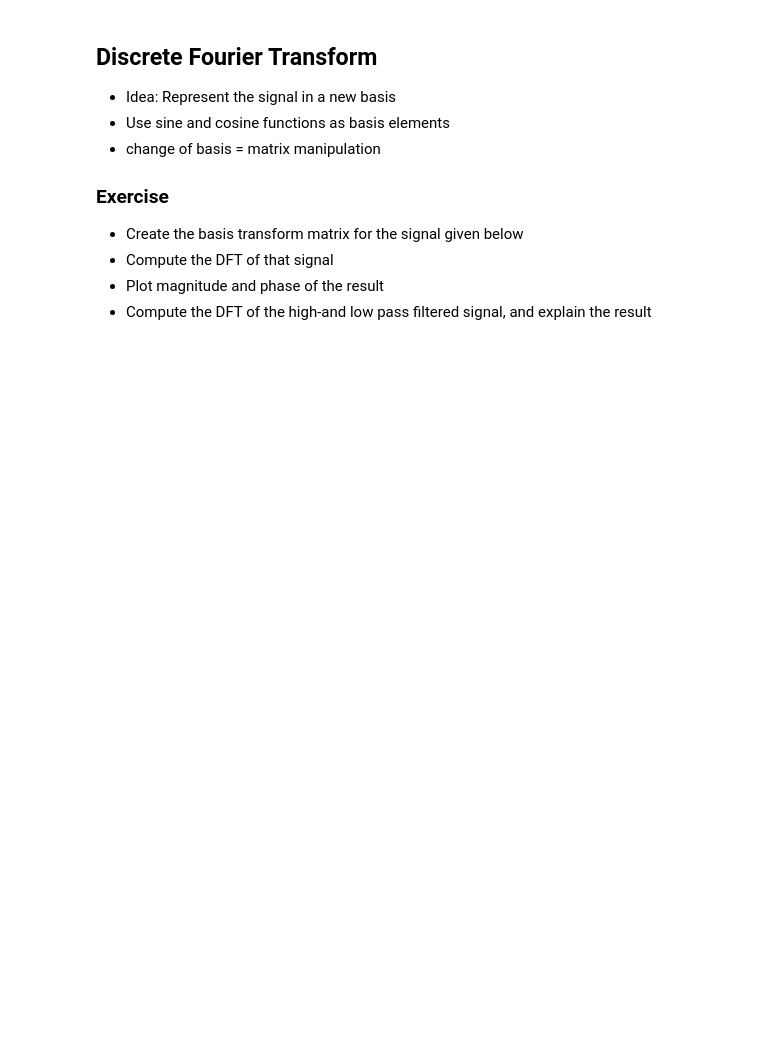
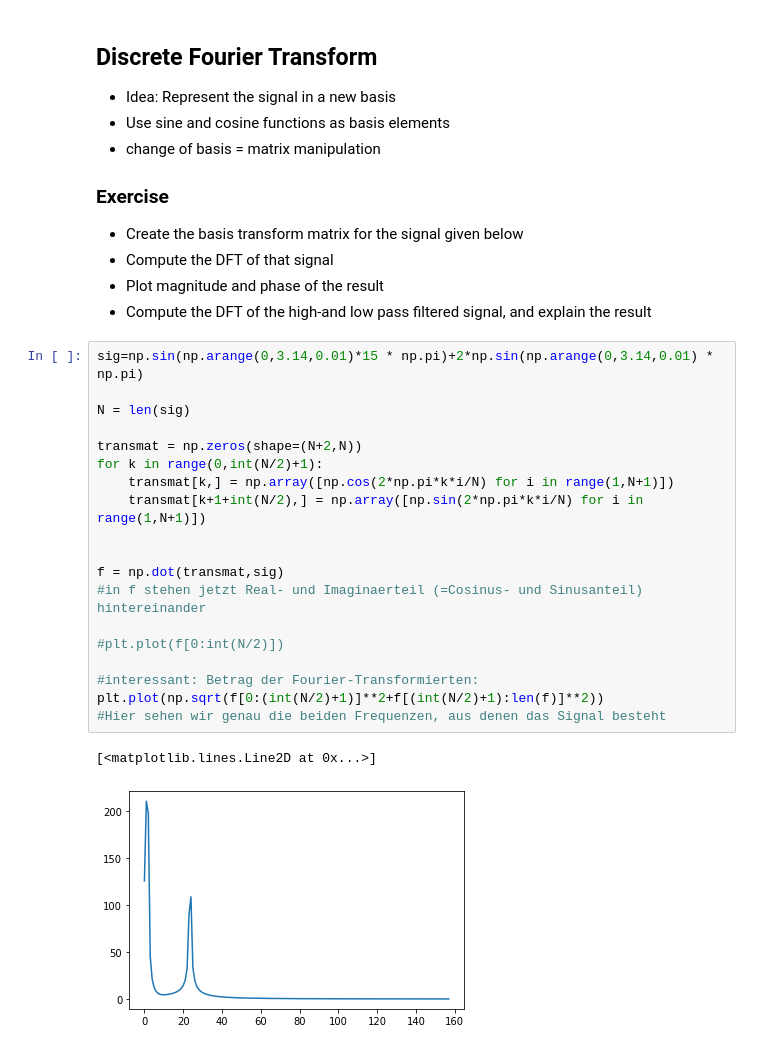
Before and after one commit to stefanluedtke/WS19AI2Exercises, a Jupyter notebook: 01-signal-processing.ipynb, the cells around one changed output. Saved outputs shown, nothing was run; the diff lists cells and outputs as text; blank space fills up the shorter version.

```diff
--- a/01-signal-processing.ipynb
+++ b/01-signal-processing.ipynb
@@ -88,3 +119,25 @@ sig=np.sin(np.arange(0,3.14,0.01)*15 * np.pi)+2*np.sin(np.arange(0,3.14,0.01) *
 * Compute the DFT of that signal
 * Plot magnitude and phase of the result
 * Compute the DFT of the high-and low pass filtered signal, and explain the result
+# %%
+sig=np.sin(np.arange(0,3.14,0.01)*15 * np.pi)+2*np.sin(np.arange(0,3.14,0.01) * np.pi)
+
+N = len(sig)
+
+transmat = np.zeros(shape=(N+2,N))
+for k in range(0,int(N/2)+1):
+    transmat[k,] = np.array([np.cos(2*np.pi*k*i/N) for i in range(1,N+1)])
+    transmat[k+1+int(N/2),] = np.array([np.sin(2*np.pi*k*i/N) for i in range(1,N+1)])
+
+
+f = np.dot(transmat,sig)
+#in f stehen jetzt Real- und Imaginaerteil (=Cosinus- und Sinusanteil) hintereinander
+
+#plt.plot(f[0:int(N/2)])
+
+#interessant: Betrag der Fourier-Transformierten:
+plt.plot(np.sqrt(f[0:(int(N/2)+1)]**2+f[(int(N/2)+1):len(f)]**2))
+#Hier sehen wir genau die beiden Frequenzen, aus denen das Signal besteht
+# %% [output]
+[<matplotlib.lines.Line2D at 0x...>]
+[figure, added]
```
Also changed, not shown: parts of 6 cells of this notebook.
